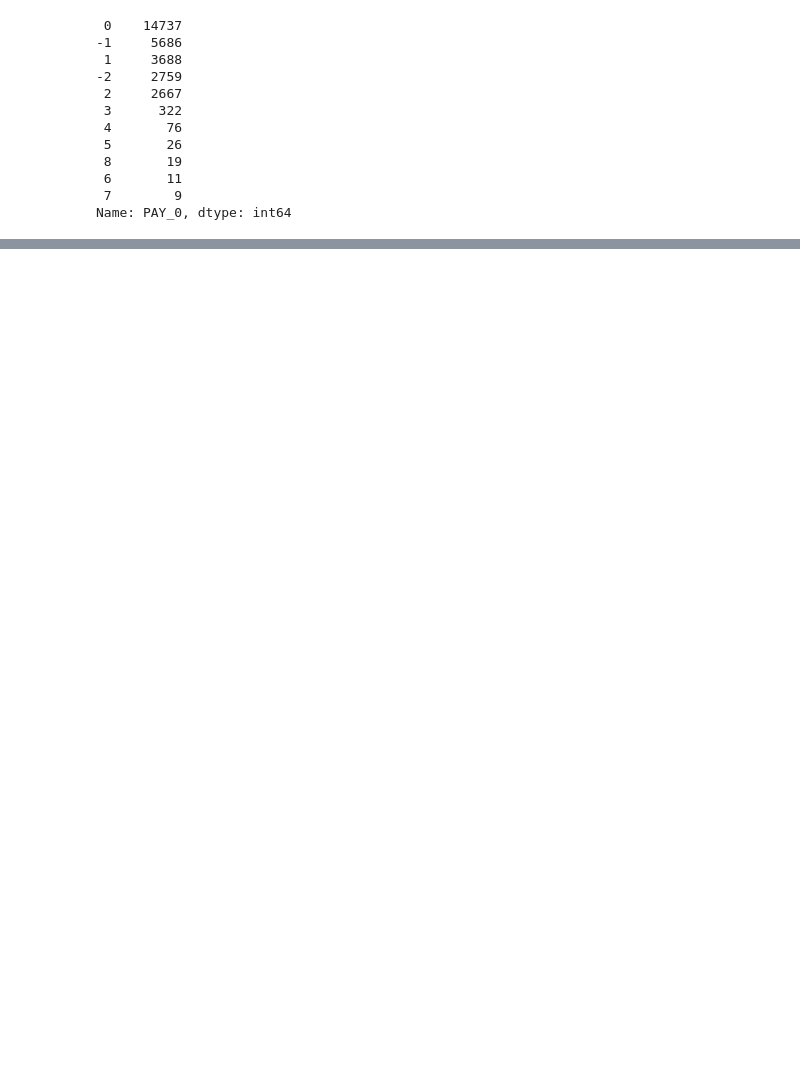
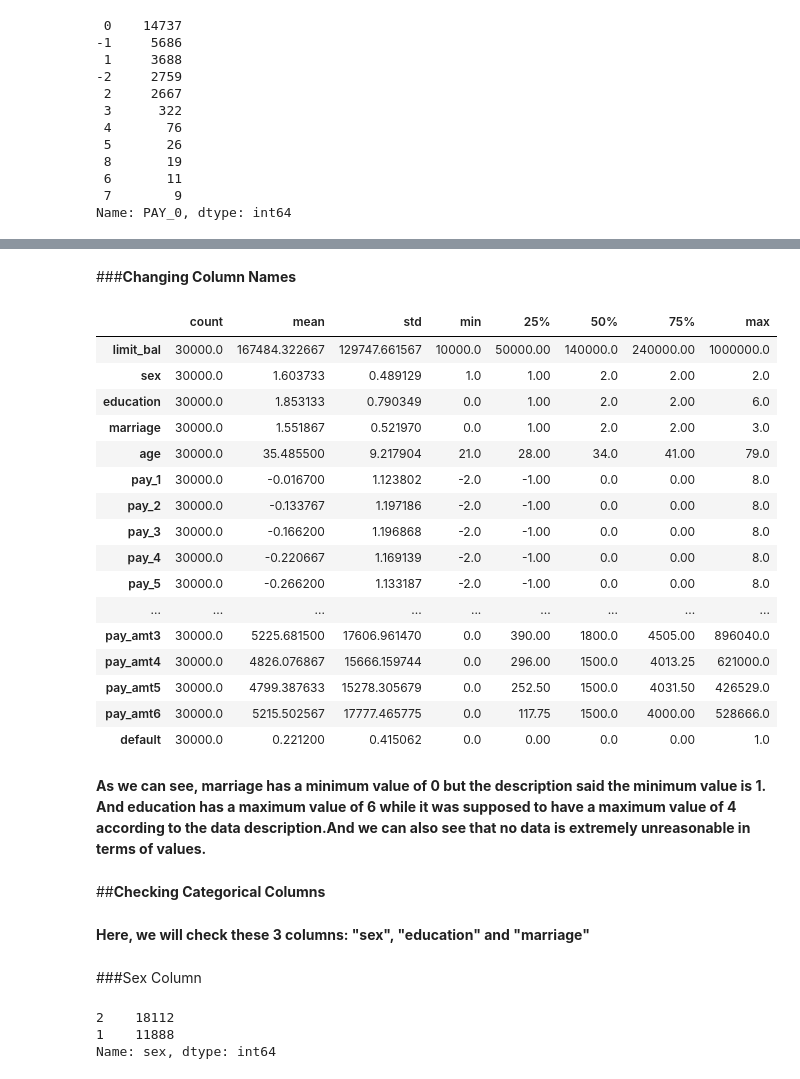
Before and after one commit to iamNirmeshGupta/Credit-Card-Default-Prediction, a Jupyter notebook: Credit_Card_Default_Prediction_Nirmesh_Gupta_Individual_Notebook.ipynb, the cells around one changed output, grey strips where cells are left out. Saved outputs shown, nothing was run; the diff lists cells and outputs as text; code cells hidden in the pictures; blank space fills up the shorter version.

```diff
--- a/Credit_Card_Default_Prediction_Nirmesh_Gupta_Individual_Notebook.ipynb
+++ b/Credit_Card_Default_Prediction_Nirmesh_Gupta_Individual_Notebook.ipynb
@@ -158,0 +245,3 @@ Name: PAY_0, dtype: int64
+# %%
+# Dropping 'ID' column
+df1.drop(['ID'],inplace=True,axis=1)
@@ -158,0 +297,2 @@ Name: PAY_0, dtype: int64
+# %% [markdown]
+###**Changing Column Names**
@@ -158,0 +304,36 @@ Name: PAY_0, dtype: int64
+# %%
+# Getting statistical summary of the dataset
+df1.describe(include="all").transpose()
+# %% [output]
+|  | count | mean | std | min | 25% | 50% | 75% | max |
+| limit_bal | 30000.0 | 167484.322667 | 129747.661567 | 10000.0 | 50000.00 | 140000.0 | 240000.00 | 1000000.0 |
+| sex | 30000.0 | 1.603733 | 0.489129 | 1.0 | 1.00 | 2.0 | 2.00 | 2.0 |
+| education | 30000.0 | 1.853133 | 0.790349 | 0.0 | 1.00 | 2.0 | 2.00 | 6.0 |
+| marriage | 30000.0 | 1.551867 | 0.521970 | 0.0 | 1.00 | 2.0 | 2.00 | 3.0 |
+| age | 30000.0 | 35.485500 | 9.217904 | 21.0 | 28.00 | 34.0 | 41.00 | 79.0 |
+| pay_1 | 30000.0 | -0.016700 | 1.123802 | -2.0 | -1.00 | 0.0 | 0.00 | 8.0 |
+| pay_2 | 30000.0 | -0.133767 | 1.197186 | -2.0 | -1.00 | 0.0 | 0.00 | 8.0 |
+| pay_3 | 30000.0 | -0.166200 | 1.196868 | -2.0 | -1.00 | 0.0 | 0.00 | 8.0 |
+| pay_4 | 30000.0 | -0.220667 | 1.169139 | -2.0 | -1.00 | 0.0 | 0.00 | 8.0 |
+| pay_5 | 30000.0 | -0.266200 | 1.133187 | -2.0 | -1.00 | 0.0 | 0.00 | 8.0 |
+| ... | ... | ... | ... | ... | ... | ... | ... | ... |
+| pay_amt3 | 30000.0 | 5225.681500 | 17606.961470 | 0.0 | 390.00 | 1800.0 | 4505.00 | 896040.0 |
+| pay_amt4 | 30000.0 | 4826.076867 | 15666.159744 | 0.0 | 296.00 | 1500.0 | 4013.25 | 621000.0 |
+| pay_amt5 | 30000.0 | 4799.387633 | 15278.305679 | 0.0 | 252.50 | 1500.0 | 4031.50 | 426529.0 |
+| pay_amt6 | 30000.0 | 5215.502567 | 17777.465775 | 0.0 | 117.75 | 1500.0 | 4000.00 | 528666.0 |
+| default | 30000.0 | 0.221200 | 0.415062 | 0.0 | 0.00 | 0.0 | 0.00 | 1.0 |
+# %% [markdown]
+**As we can see, marriage has a minimum value of 0 but the description said the minimum value is 1. And education has a maximum value of 6 while it was supposed to have a maximum value of 4 according to the data description.And we can also see that no data is extremely unreasonable in terms of values.**
+# %% [markdown]
+##**Checking Categorical Columns**
+# %% [markdown]
+**Here, we will check these 3 columns: "sex", "education" and "marriage"**
+# %% [markdown]
+###Sex Column
+# %%
+# Checking sex column
+df1['sex'].value_counts()
+# %% [output]
+2    18112
+1    11888
+Name: sex, dtype: int64
```
Also changed, not shown: parts of 35 cells of this notebook.
